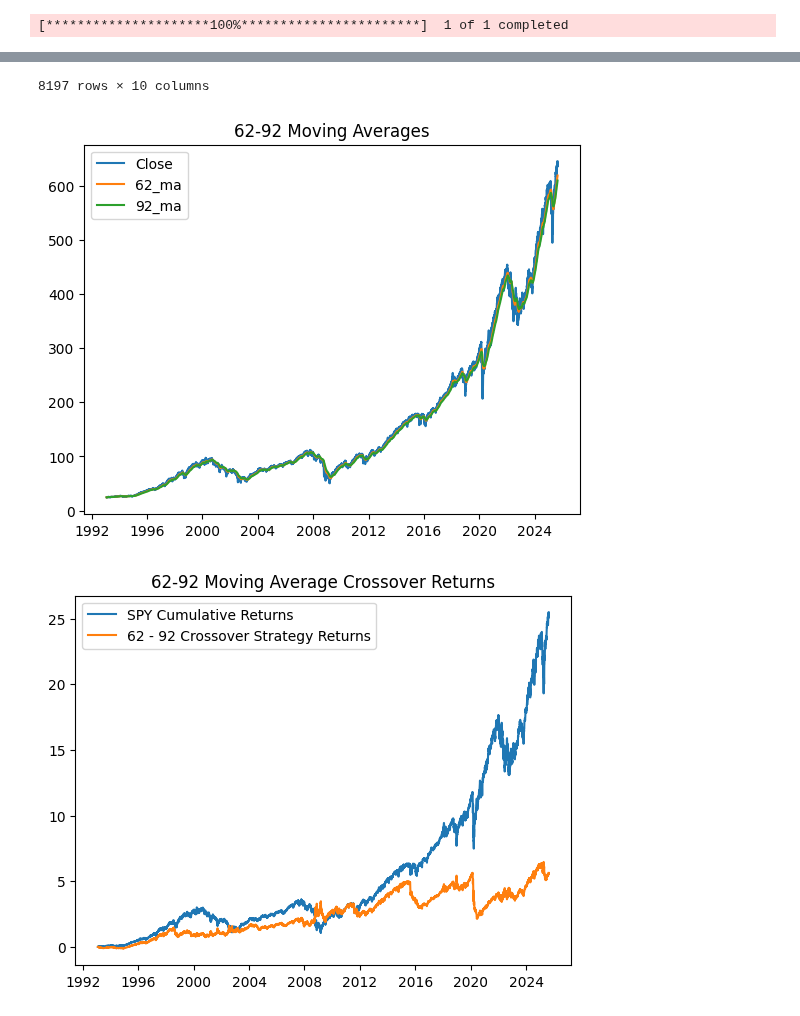
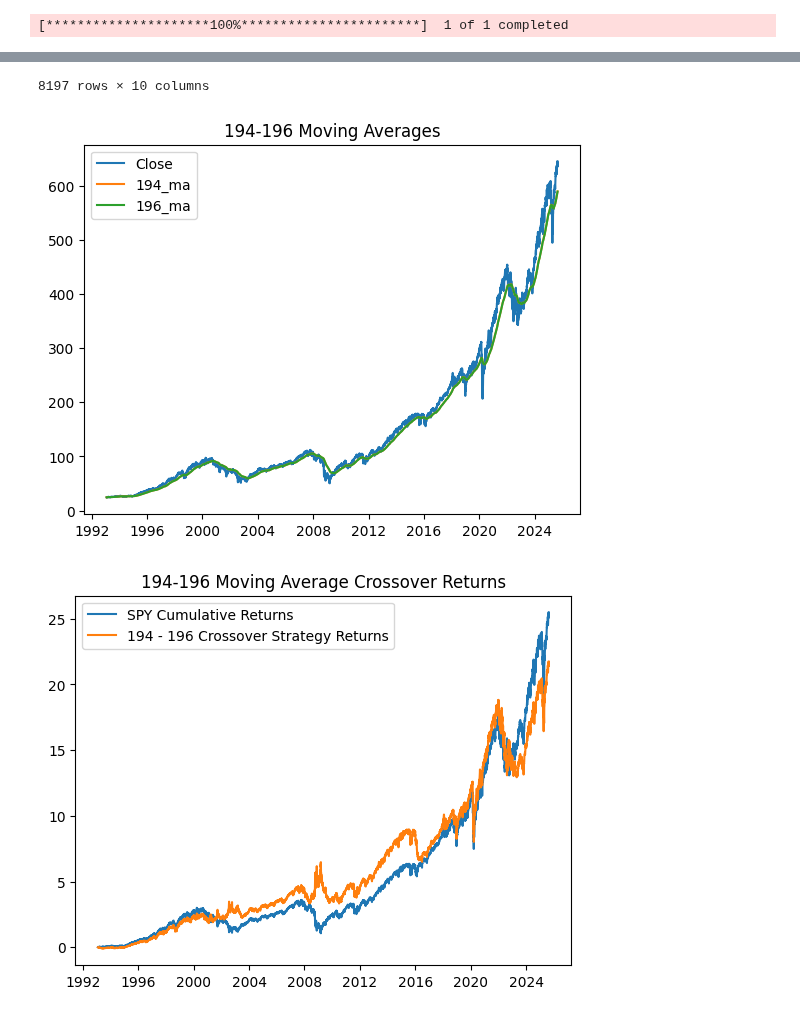
Before and after one commit to franciskamande-ai/MODELS, a Jupyter notebook: MA_Cross.ipynb, the cells around one changed output, grey strips where cells are left out. Saved outputs shown, nothing was run; the diff lists cells and outputs as text; code cells hidden in the pictures.

```diff
--- a/MA_Cross.ipynb
+++ b/MA_Cross.ipynb
@@ -5,8 +5,8 @@ import pandas as pd
 import numpy as np
 # %%
 TICKER = 'SPY'
-FAST = 62
-SLOW = 92
+FAST = 194
+SLOW = 196
 LOOKBACK = 10000
 
 def get_data():
@@ -73,3 +73,3 @@ main()
 8197 rows × 10 columns
-[figure, old version]
+[figure, new version]
-[figure, old version]
+[figure, new version]
```
Also changed, not shown: parts of 1 cell of this notebook, 1 other file.
